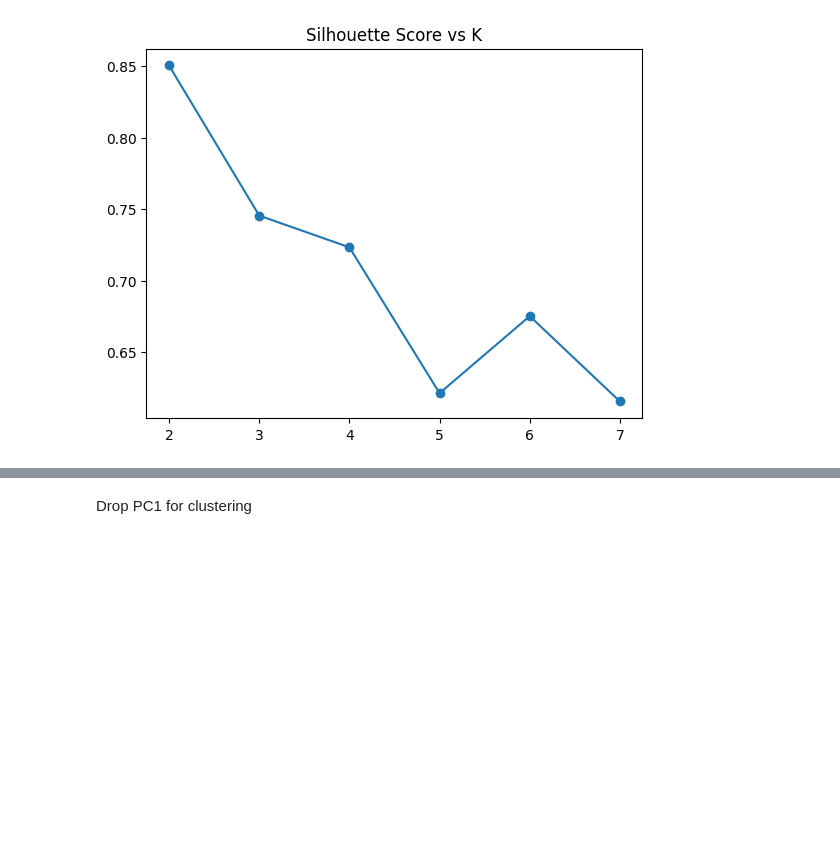
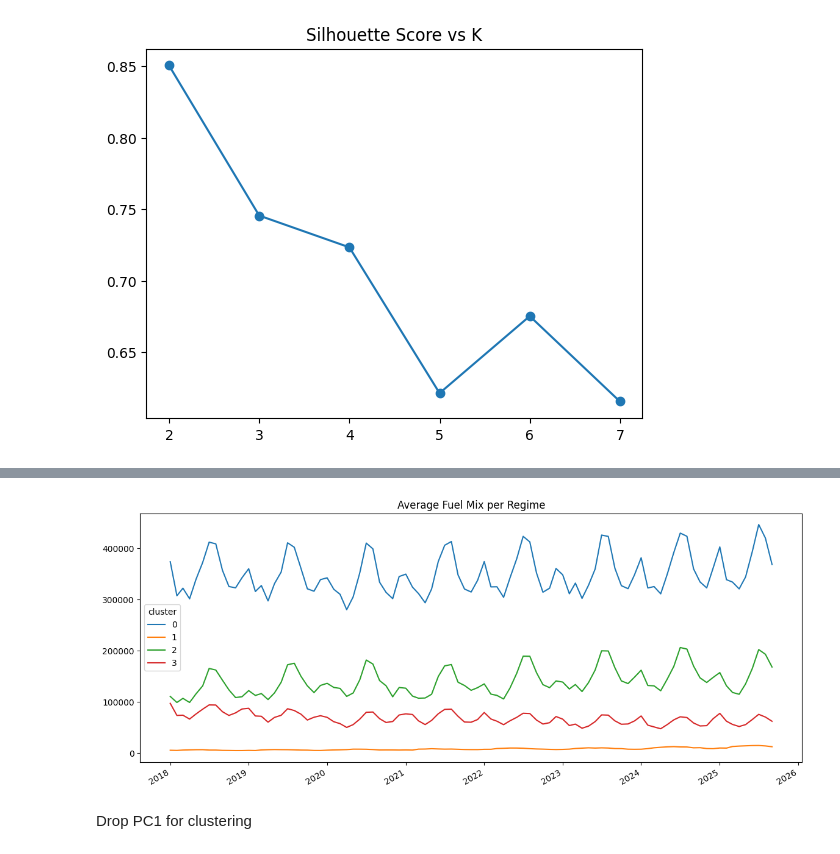
Before and after one commit to Nehemiahmageto/Unsupervised-Discovery-of-U.S.-Electricity-Consumption-Regimes-2015-2024-, a Jupyter notebook: model_2.ipynb, the cells around one changed output, grey strips where cells are left out. Cells and saved outputs as stored; diff of their text form; code cells hidden in the pictures; blank space fills up the shorter version.

```diff
--- a/model_2.ipynb
+++ b/model_2.ipynb
@@ -312,3 +312,8 @@ pd.Series(sil_scores).plot(marker="o", title="Silhouette Score vs K")
 plt.show()
 # %% [output]
 [figure]
+# %%
+kmeans = KMeans(n_clusters=4, random_state=42, n_init=20)
+clusters = kmeans.fit_predict(X_pca[:, :4])
+
+X["cluster"] = clusters
@@ -315,3 +329,10 @@ plt.show()
+# %%
+regime_profiles = X.groupby("cluster").mean()
+regime_profiles.T.plot(figsize=(14,6))
+plt.title("Average Fuel Mix per Regime")
+plt.show()
+# %% [output]
+[figure, added]
 # %% [markdown]
 Drop PC1 for clustering
 # %% [markdown]
```
Also changed, not shown: parts of 2 cells of this notebook.
